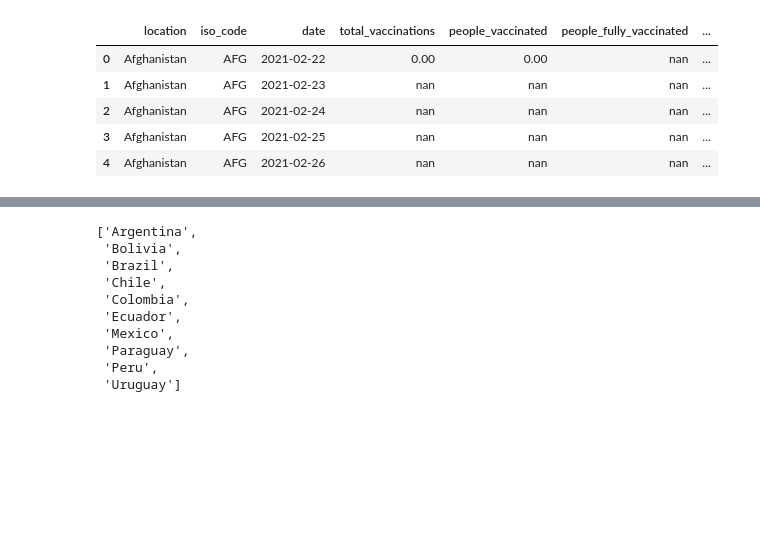
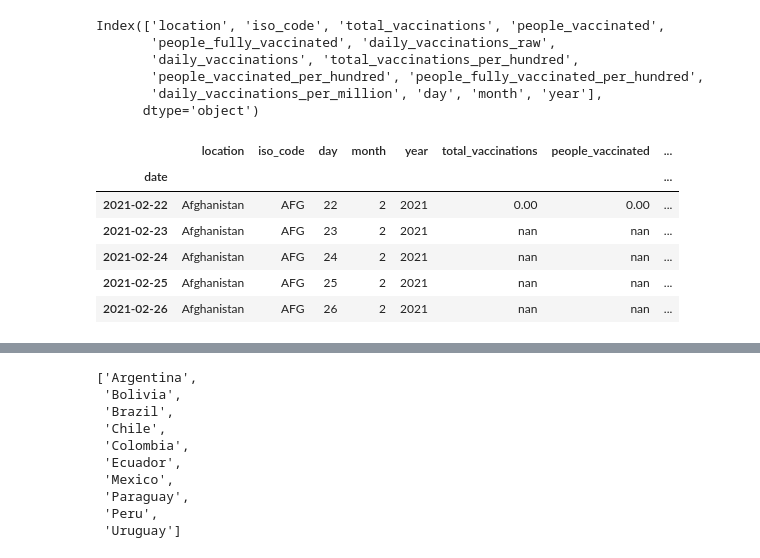
Before and after one commit to maxidiazbattan/Covid-vaccination-LA, a Jupyter notebook: covid_vaccinations.ipynb, the cells around one changed output, grey strips where cells are left out. Cells and saved outputs as stored; diff of their text form; code cells hidden in the pictures; blank space fills up the shorter version.

```diff
--- a/covid_vaccinations.ipynb
+++ b/covid_vaccinations.ipynb
@@ -36,19 +36,39 @@ df_lat_long = pd.DataFrame(lat_long, columns = ['country', 'latitude', 'longitud
 # %%
 # Changing the date format into datetime
 df['date'] = pd.to_datetime (df['date'])
+# %%
+df.set_index('date', inplace = True)
 # %%
-df['day'] = df['date'].dt.day
-df['month'] = df['date'].dt.month
-df['year'] = df['date'].dt.year
+df['day'] = df.index.day
+df['month'] = df.index.month
+df['year'] = df.index.year
+# %%
+df.columns
+# %% [output]
+Index(['location', 'iso_code', 'total_vaccinations', 'people_vaccinated',
+       'people_fully_vaccinated', 'daily_vaccinations_raw',
+       'daily_vaccinations', 'total_vaccinations_per_hundred',
+       'people_vaccinated_per_hundred', 'people_fully_vaccinated_per_hundred',
+       'daily_vaccinations_per_million', 'day', 'month', 'year'],
+      dtype='object')
+# %%
+columns = [ 'location', 'iso_code', 'day', 'month', 'year',
+            'total_vaccinations', 'people_vaccinated',
+            'people_fully_vaccinated', 'daily_vaccinations_raw',
+            'daily_vaccinations', 'total_vaccinations_per_hundred',
+            'people_vaccinated_per_hundred', 'people_fully_vaccinated_per_hundred',
+            'daily_vaccinations_per_million']
 # %%
+df = df[columns]
 df.head()
 # %% [output]
-|  | location | iso_code | date | total_vaccinations | people_vaccinated | people_fully_vaccinated | ... |
-| 0 | Afghanistan | AFG | 2021-02-22 | 0.00 | 0.00 | nan | ... |
-| 1 | Afghanistan | AFG | 2021-02-23 | nan | nan | nan | ... |
-| 2 | Afghanistan | AFG | 2021-02-24 | nan | nan | nan | ... |
-| 3 | Afghanistan | AFG | 2021-02-25 | nan | nan | nan | ... |
-| 4 | Afghanistan | AFG | 2021-02-26 | nan | nan | nan | ... |
+|  | location | iso_code | day | month | year | total_vaccinations | people_vaccinated | ... |
+| date |  |  |  |  |  |  |  | ... |
+| 2021-02-22 | Afghanistan | AFG | 22 | 2 | 2021 | 0.00 | 0.00 | ... |
+| 2021-02-23 | Afghanistan | AFG | 23 | 2 | 2021 | nan | nan | ... |
+| 2021-02-24 | Afghanistan | AFG | 24 | 2 | 2021 | nan | nan | ... |
+| 2021-02-25 | Afghanistan | AFG | 25 | 2 | 2021 | nan | nan | ... |
+| 2021-02-26 | Afghanistan | AFG | 26 | 2 | 2021 | nan | nan | ... |
 # %%
 # Grouping countries by location
 df_loc = df.groupby('location', as_index = False).mean()
```
Also changed, not shown: parts of 14 cells of this notebook.
